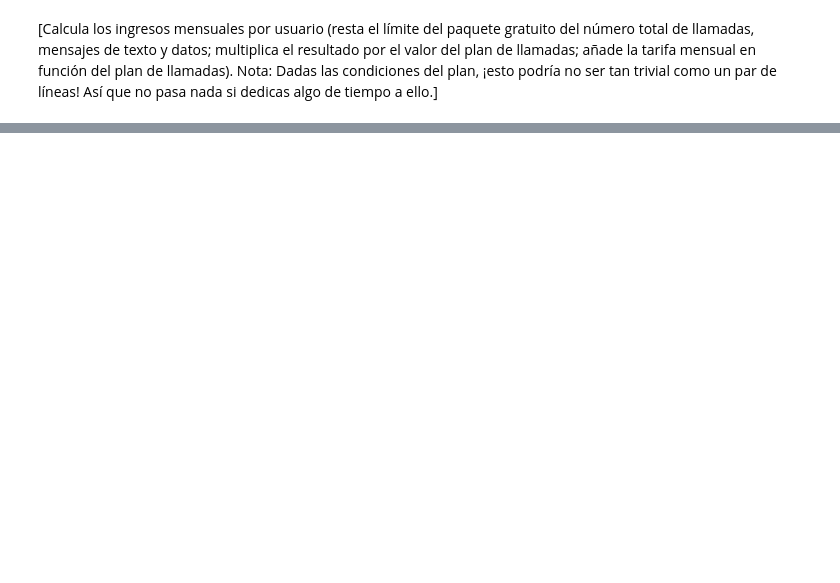
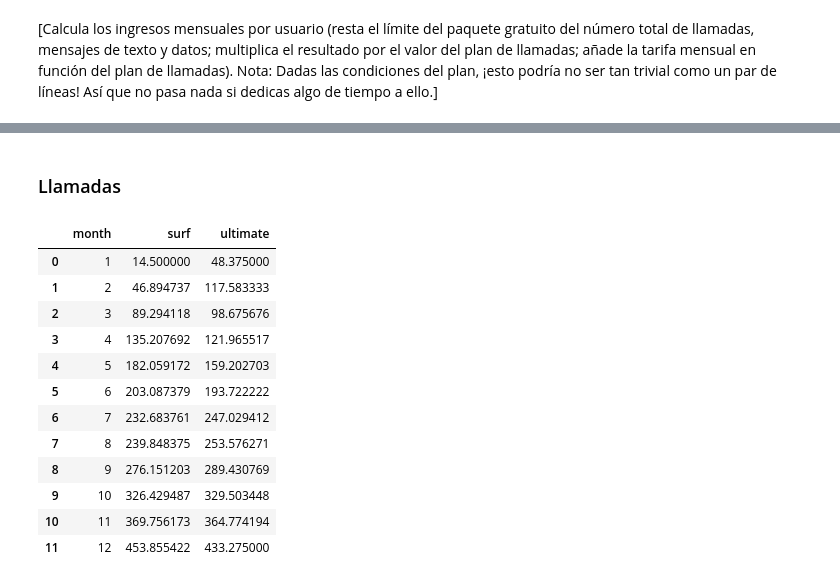
Before and after one commit to DiffelVIA/Sprint_5, a Jupyter notebook: sprint_5.ipynb, the cells around one changed output, grey strips where cells are left out. Saved outputs shown, nothing was run; the diff lists cells and outputs as text; code cells hidden in the pictures; blank space fills up the shorter version.

```diff
--- a/sprint_5.ipynb
+++ b/sprint_5.ipynb
@@ -385,0 +408,26 @@ total_info.head(1)
+# %% [markdown]
+### Llamadas
+# %%
+# Compara la duración promedio de llamadas por cada plan y por cada mes. Traza un gráfico de barras para visualizarla.
+mean_surf_calls_duration = total_info[total_info['tariff']=='surf'].groupby('month')['total_duration'].mean().reset_index()
+mean_ultimate_calls_duration = total_info[total_info['tariff']=='ultimate'].groupby('month')['total_duration'].mean().reset_index()
+
+#Nuevo dataframe con las comparaciones de la agrupación
+mean_calls_duration = mean_surf_calls_duration.merge(mean_ultimate_calls_duration, on='month')
+mean_calls_duration.columns = ['month', 'surf', 'ultimate']
+
+mean_calls_duration.head(12)
+# %% [output]
+|  | month | surf | ultimate |
+| 0 | 1 | 14.500000 | 48.375000 |
+| 1 | 2 | 46.894737 | 117.583333 |
+| 2 | 3 | 89.294118 | 98.675676 |
+| 3 | 4 | 135.207692 | 121.965517 |
+| 4 | 5 | 182.059172 | 159.202703 |
+| 5 | 6 | 203.087379 | 193.722222 |
+| 6 | 7 | 232.683761 | 247.029412 |
+| 7 | 8 | 239.848375 | 253.576271 |
+| 8 | 9 | 276.151203 | 289.430769 |
+| 9 | 10 | 326.429487 | 329.503448 |
+| 10 | 11 | 369.756173 | 364.774194 |
+| 11 | 12 | 453.855422 | 433.275000 |
```
Also changed, not shown: parts of 9 cells of this notebook.
